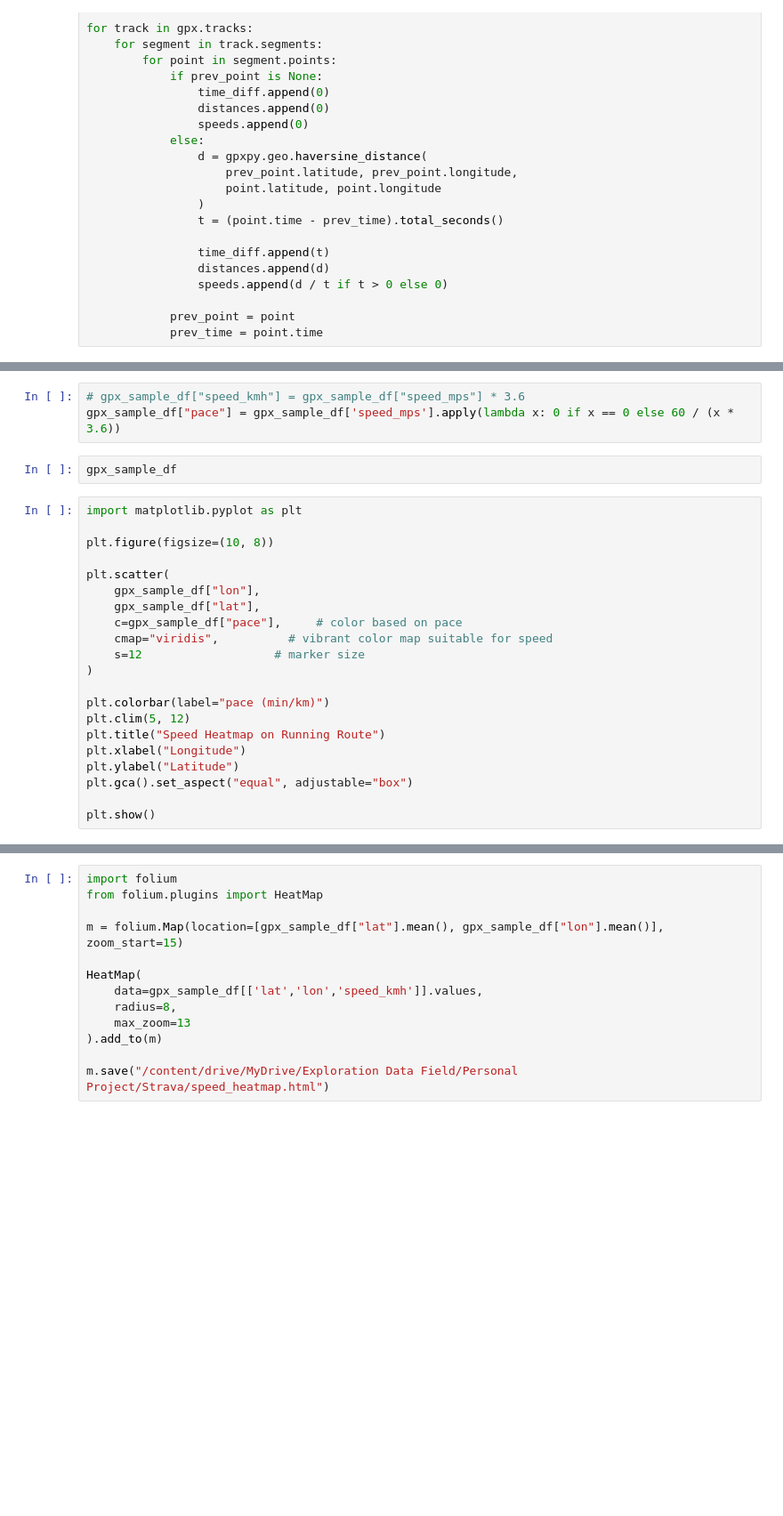
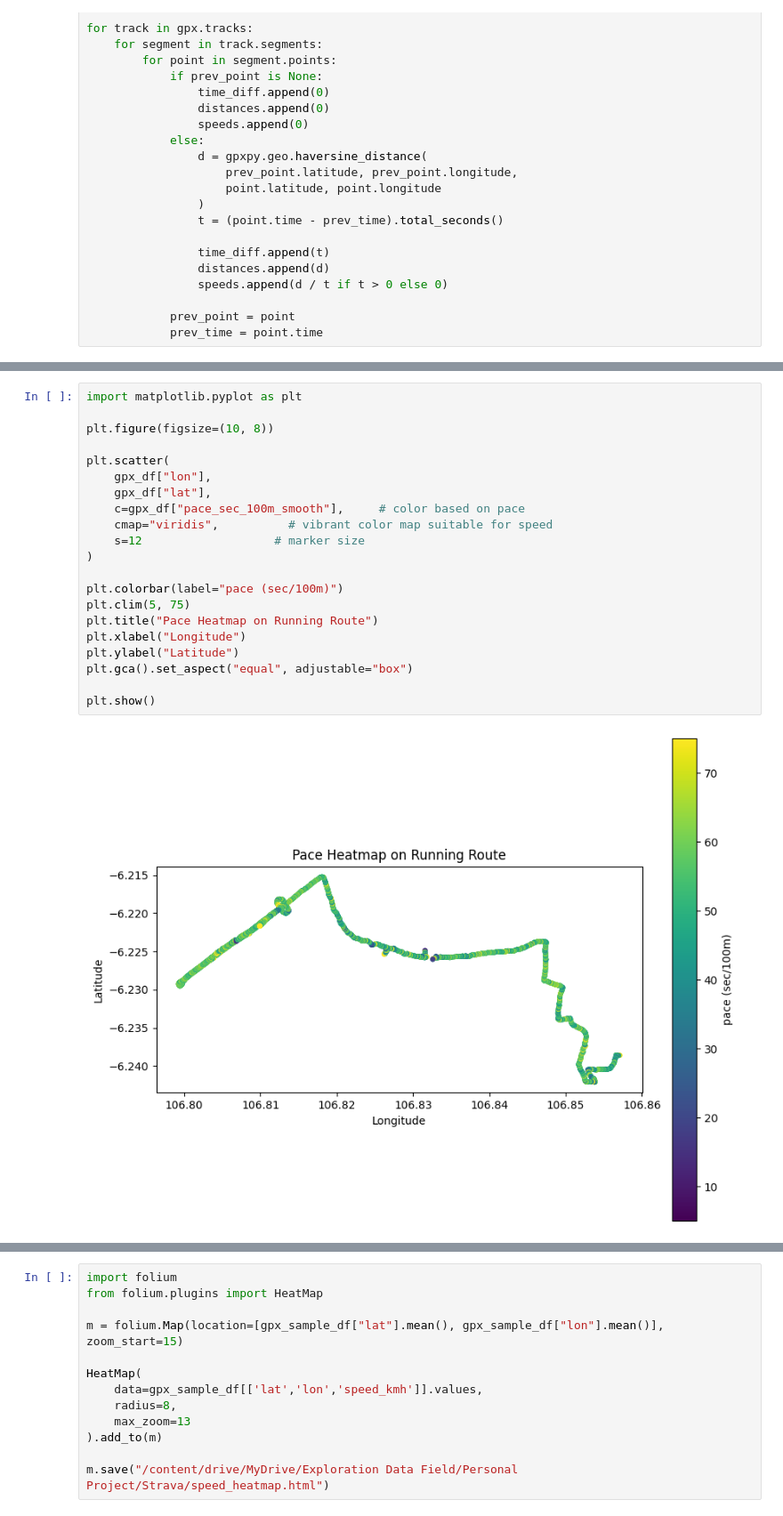
Before and after one commit to RodzanIskandar/Strava-Data, a Jupyter notebook: Strava_testing.ipynb, the cells around one changed output, grey strips where cells are left out. Shown: that part at 89% size. Cells and saved outputs as stored; diff of their text form; blank space fills up the shorter version.

```diff
--- a/Strava_testing.ipynb
+++ b/Strava_testing.ipynb
@@ -143,26 +376,23 @@ plt.show()
-# %%
-# gpx_sample_df["speed_kmh"] = gpx_sample_df["speed_mps"] * 3.6
-gpx_sample_df["pace"] = gpx_sample_df['speed_mps'].apply(lambda x: 0 if x == 0 else 60 / (x * 3.6))
-# %%
-gpx_sample_df
 # %%
 import matplotlib.pyplot as plt
 
 plt.figure(figsize=(10, 8))
 
 plt.scatter(
-    gpx_sample_df["lon"],
-    gpx_sample_df["lat"],
-    c=gpx_sample_df["pace"],     # color based on pace
+    gpx_df["lon"],
+    gpx_df["lat"],
+    c=gpx_df["pace_sec_100m_smooth"],     # color based on pace
     cmap="viridis",          # vibrant color map suitable for speed
     s=12                   # marker size
 )
 
-plt.colorbar(label="pace (min/km)")
-plt.clim(5, 12)
-plt.title("Speed Heatmap on Running Route")
+plt.colorbar(label="pace (sec/100m)")
+plt.clim(5, 75)
+plt.title("Pace Heatmap on Running Route")
 plt.xlabel("Longitude")
 plt.ylabel("Latitude")
 plt.gca().set_aspect("equal", adjustable="box")
 
 plt.show()
+# %% [output]
+[figure, added]
```
Also changed, not shown: parts of 41 cells of this notebook.
